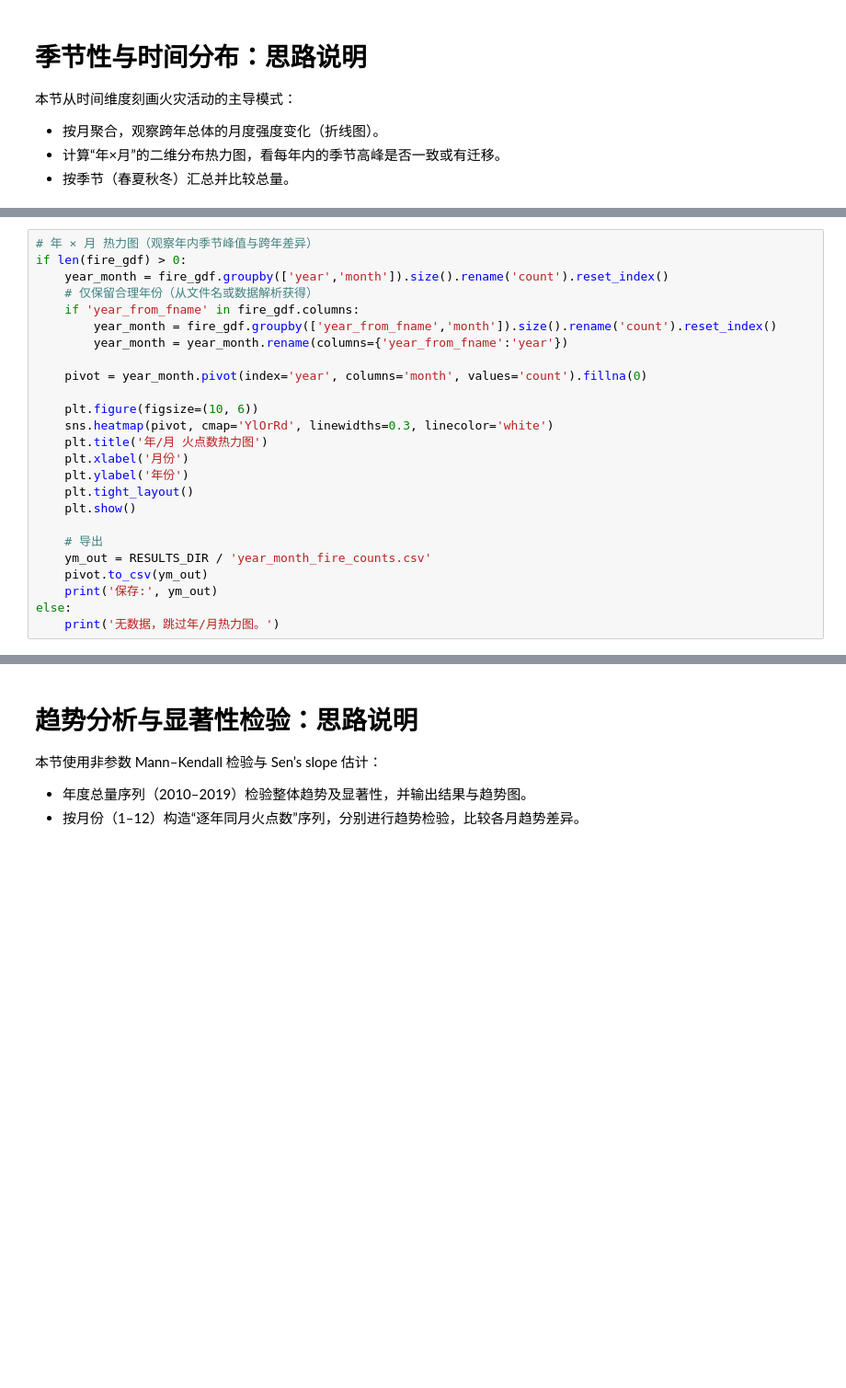
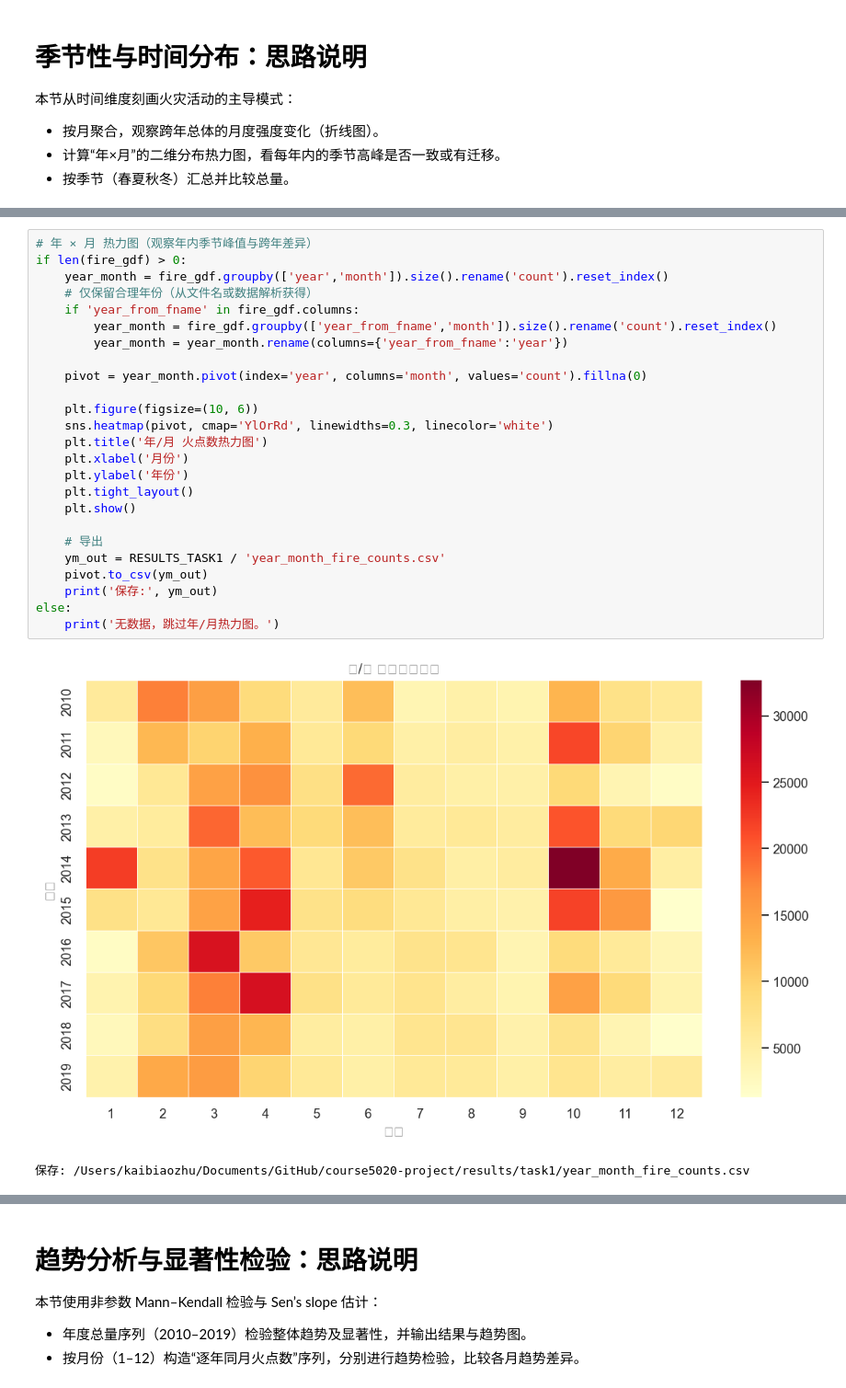
Before and after one commit to George-hardworking/course5020-project, a Jupyter notebook: script/main_self.ipynb, the cells around one changed output, grey strips where cells are left out. Shown at 92% size. Cells and saved outputs as stored; diff of their text form; blank space fills up the shorter version.

```diff
--- a/script/main_self.ipynb
+++ b/script/main_self.ipynb
@@ -261,28 +330,31 @@ else:
 # %%
 # 年 × 月 热力图（观察年内季节峰值与跨年差异）
 if len(fire_gdf) > 0:
     year_month = fire_gdf.groupby(['year','month']).size().rename('count').reset_index()
     # 仅保留合理年份（从文件名或数据解析获得）
     if 'year_from_fname' in fire_gdf.columns:
         year_month = fire_gdf.groupby(['year_from_fname','month']).size().rename('count').reset_index()
         year_month = year_month.rename(columns={'year_from_fname':'year'})
 
     pivot = year_month.pivot(index='year', columns='month', values='count').fillna(0)
 
     plt.figure(figsize=(10, 6))
     sns.heatmap(pivot, cmap='YlOrRd', linewidths=0.3, linecolor='white')
     plt.title('年/月 火点数热力图')
     plt.xlabel('月份')
     plt.ylabel('年份')
     plt.tight_layout()
     plt.show()
 
     # 导出
-    ym_out = RESULTS_DIR / 'year_month_fire_counts.csv'
+    ym_out = RESULTS_TASK1 / 'year_month_fire_counts.csv'
     pivot.to_csv(ym_out)
     print('保存:', ym_out)
 else:
     print('无数据，跳过年/月热力图。')
+# %% [output]
+[figure, added]
+保存: /Users/kaibiaozhu/Documents/GitHub/course5020-project/results/task1/year_month_fire_counts.csv
 # %%
 # 按季节汇总（春夏秋冬）
 if len(fire_gdf) > 0:
```
Also changed, not shown: parts of 23 cells of this notebook.
